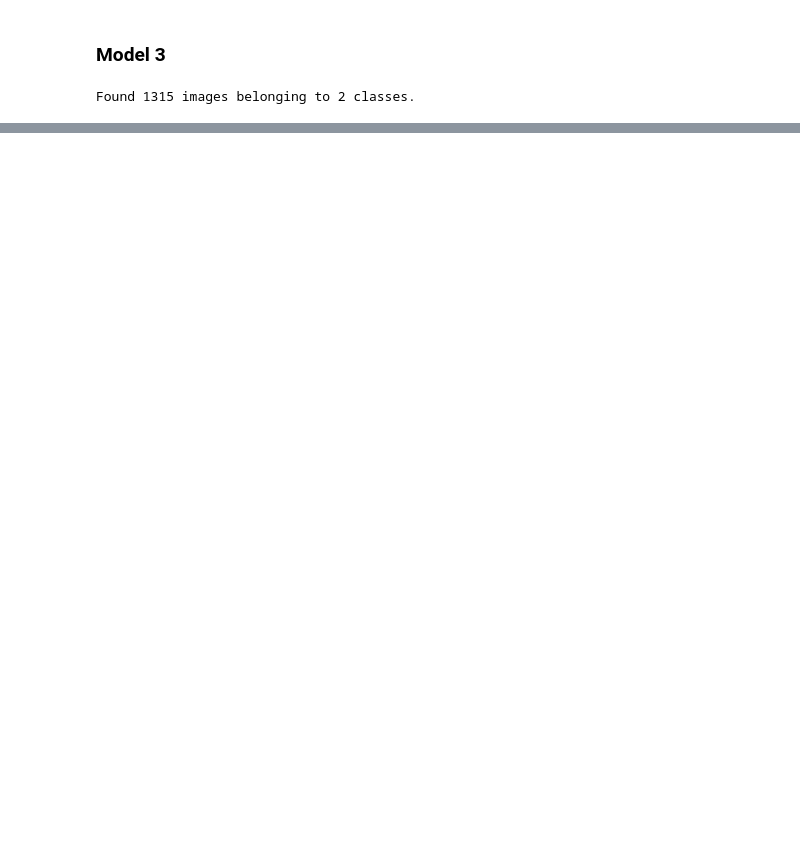
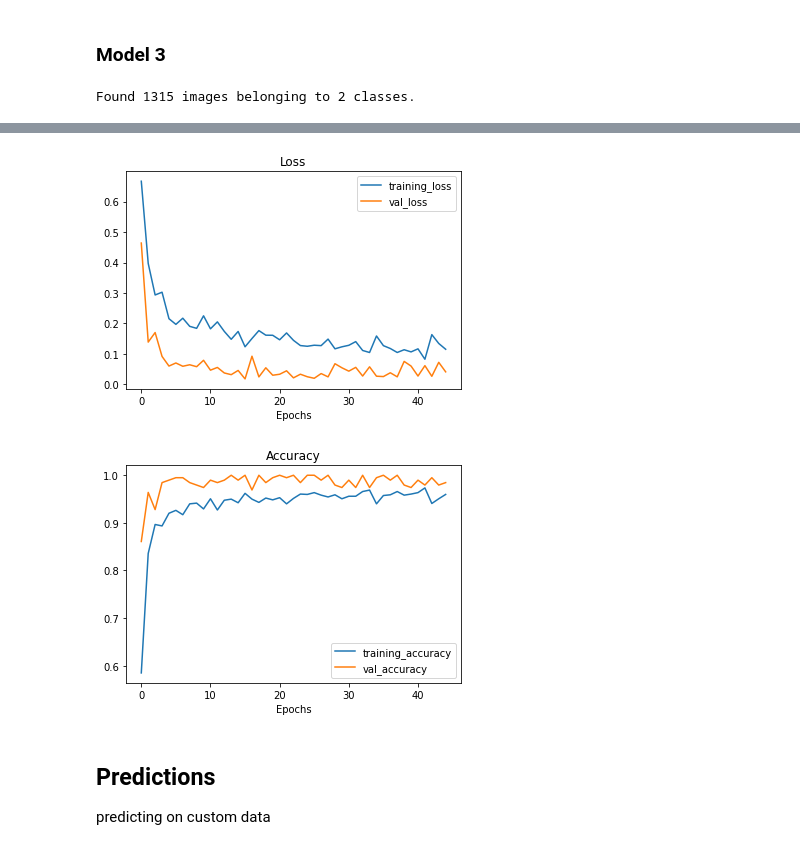
Before and after one commit to jmassery/mask_detector, a Jupyter notebook: computer_vision_mask_detector.ipynb, the cells around one changed output, grey strips where cells are left out. Saved outputs shown, nothing was run; the diff lists cells and outputs as text; code cells hidden in the pictures; blank space fills up the shorter version.

```diff
--- a/computer_vision_mask_detector.ipynb
+++ b/computer_vision_mask_detector.ipynb
@@ -336,6 +433,6 @@ plt.axis(False);
 # %%
 # Build
-model_0 = tf.keras.Sequential([
+model_3 = tf.keras.Sequential([
   tf.keras.layers.Conv2D(filters=10,
                          kernel_size=3,
                          activation='relu',
@@ -347,17 +444,18 @@ model_0 = tf.keras.Sequential([
   tf.keras.layers.MaxPool2D(2),
   tf.keras.layers.Flatten(),
   tf.keras.layers.Dense(1, activation='sigmoid')
-])
+], name='model_3')
 
 # Compile
-model_0.compile(loss=tf.keras.losses.BinaryCrossentropy(),
+model_3.compile(loss=tf.keras.losses.BinaryCrossentropy(),
                 optimizer=tf.keras.optimizers.Adam(),
                 metrics=['accuracy'])
 
 # Fit
-history_0 = model_0.fit(train_data_augmented,
-                        epochs=15,
+history_3 = model_3.fit(train_data_augmented,
+                        epochs=45,
                         steps_per_epoch=len(train_data_augmented),
                         validation_data=valid_data,
-                        validation_steps=len(valid_data))
+                        validation_steps=len(valid_data),
+                        callbacks=[create_model_checkpoint(model_3.name)])
 # %% [output]
@@ -380,0 +500,9 @@ Epoch 15/15
+# %%
+plot_loss_curves(history_3)
+# %% [output]
+[figure, added]
+[figure, added]
+# %% [markdown]
+## Predictions
+
+predicting on custom data
```
Also changed, not shown: parts of 32 cells of this notebook.
